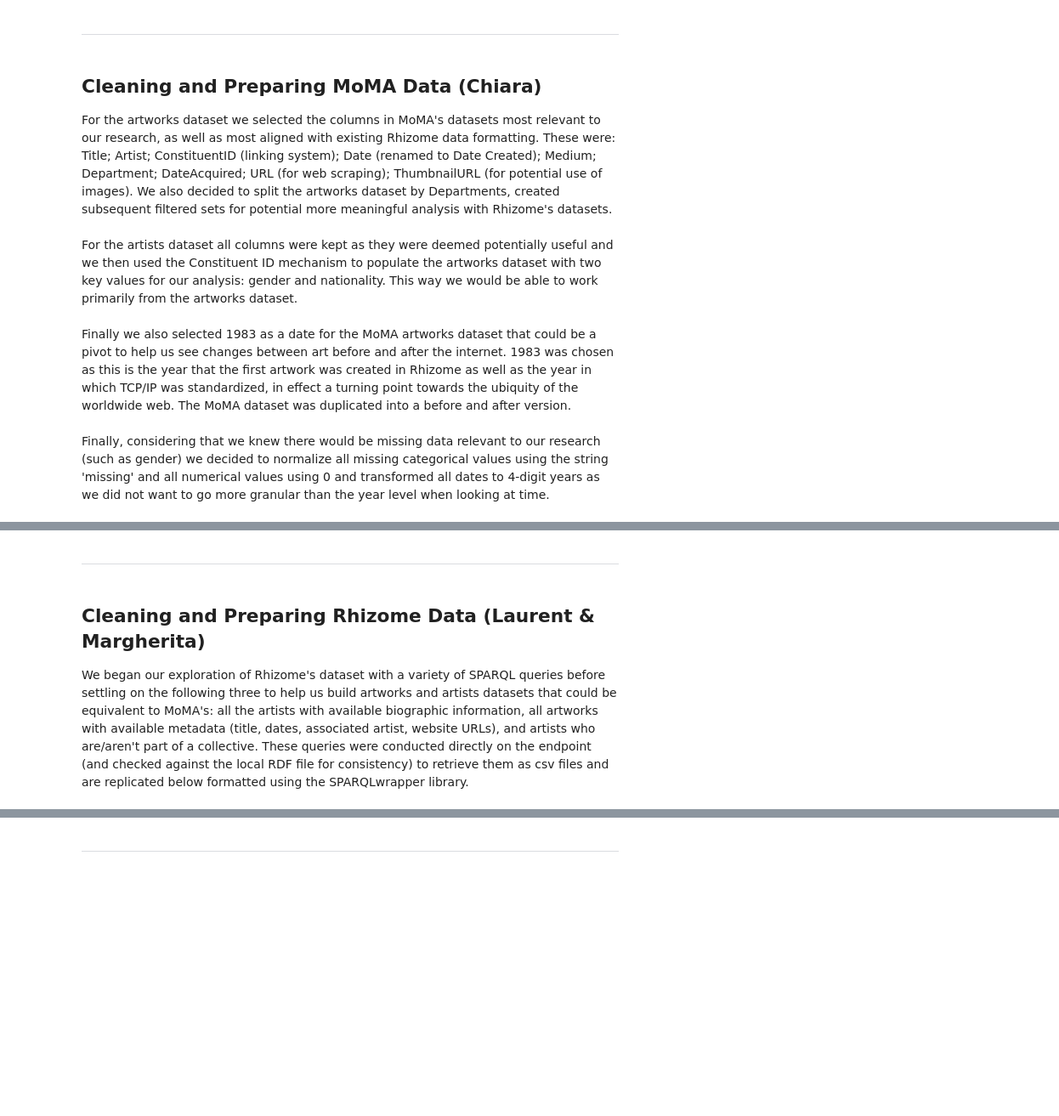
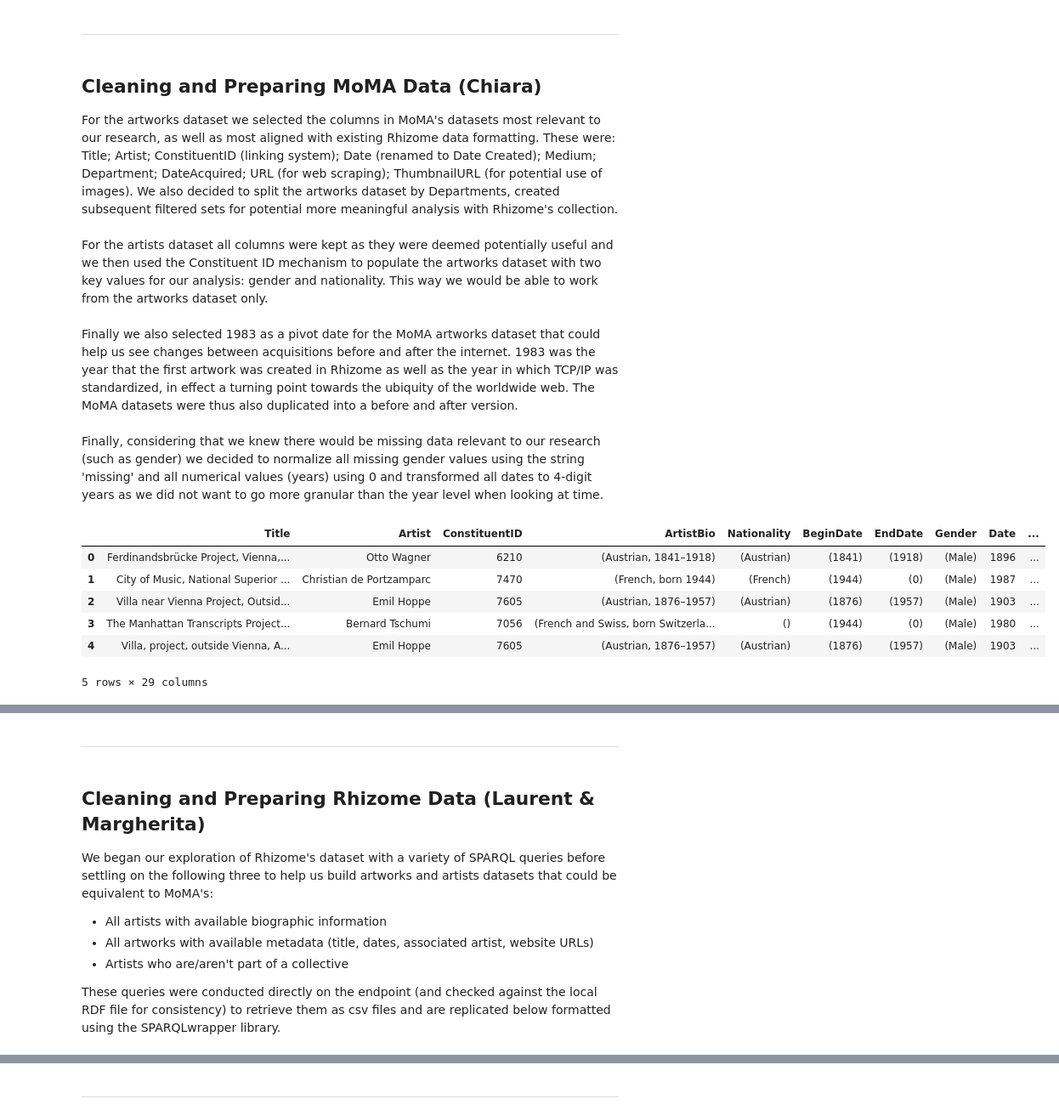
Before and after one commit to laurentfintoni/Net-Art-Rev, a Jupyter notebook: net_art_revolution.ipynb, the cells around one changed output, grey strips where cells are left out. Shown at 85% size. Cells and saved outputs as stored; diff of their text form; code cells hidden in the pictures; blank space fills up the shorter version.

```diff
--- a/net_art_revolution.ipynb
+++ b/net_art_revolution.ipynb
@@ -253,8 +253,8 @@ We contacted Rhizome with some questions about how their data was formatted and
 # %% [markdown]
 ## Cleaning and Preparing MoMA Data (Chiara)
 
-For the artworks dataset we selected the columns in MoMA's datasets most relevant to our research, as well as most aligned with existing Rhizome data formatting. These were: Title; Artist; ConstituentID (linking system); Date (renamed to Date Created); Medium; Department; DateAcquired; URL (for web scraping); ThumbnailURL (for potential use of images). We also decided to split the artworks dataset by Departments, created subsequent filtered sets for potential more meaningful analysis with Rhizome's datasets.<br><br>
-For the artists dataset all columns were kept as they were deemed potentially useful and we then used the Constituent ID mechanism to populate the artworks dataset with two key values for our analysis: gender and nationality. This way we would be able to work primarily from the artworks dataset. <br><br>
-Finally we also selected 1983 as a date for the MoMA artworks dataset that could be a pivot to help us see changes between art before and after the internet. 1983 was chosen as this is the year that the first artwork was created in Rhizome as well as the year in which TCP/IP was standardized, in effect a turning point towards the ubiquity of the worldwide web. The MoMA dataset was duplicated into a before and after version.<br><br>
-Finally, considering that we knew there would be missing data relevant to our research (such as gender) we decided to normalize all missing categorical values using the string 'missing' and all numerical values using 0 and transformed all dates to 4-digit years as we did not want to go more granular than the year level when looking at time.
+For the artworks dataset we selected the columns in MoMA's datasets most relevant to our research, as well as most aligned with existing Rhizome data formatting. These were: Title; Artist; ConstituentID (linking system); Date (renamed to Date Created); Medium; Department; DateAcquired; URL (for web scraping); ThumbnailURL (for potential use of images). We also decided to split the artworks dataset by Departments, created subsequent filtered sets for potential more meaningful analysis with Rhizome's collection.<br><br>
+For the artists dataset all columns were kept as they were deemed potentially useful and we then used the Constituent ID mechanism to populate the artworks dataset with two key values for our analysis: gender and nationality. This way we would be able to work from the artworks dataset only. <br><br>
+Finally we also selected 1983 as a pivot date for the MoMA artworks dataset that could help us see changes between acquisitions before and after the internet. 1983 was the year that the first artwork was created in Rhizome as well as the year in which TCP/IP was standardized, in effect a turning point towards the ubiquity of the worldwide web. The MoMA datasets were thus also duplicated into a before and after version.<br><br>
+Finally, considering that we knew there would be missing data relevant to our research (such as gender) we decided to normalize all missing gender values using the string 'missing' and all numerical values (years) using 0 and transformed all dates to 4-digit years as we did not want to go more granular than the year level when looking at time.
 # %%
@@ -341,4 +341,16 @@ painting_sculp= after83[after83['Department'] == "Painting & Sculpture"]
 painting_sculp.to_pickle(path+'MoMA_data/pickle/departments/paint_sculp_cont.pkl')
 photo= after83[after83['Department'] == "Photography"]
 photo.to_pickle(path+'MoMA_data/pickle/departments/photo_cont.pkl') """
+# %%
+#raw data
+moma_raw = pd.read_csv(path+'MOMA_data/csv/Artworks.csv')
+moma_raw.head()
+# %% [output]
+|  | Title | Artist | ConstituentID | ArtistBio | Nationality | BeginDate | EndDate | Gender | Date | ... |
+| 0 | Ferdinandsbrücke Project, Vienna,... | Otto Wagner | 6210 | (Austrian, 1841–1918) | (Austrian) | (1841) | (1918) | (Male) | 1896 | ... |
+| 1 | City of Music, National Superior ... | Christian de Portzamparc | 7470 | (French, born 1944) | (French) | (1944) | (0) | (Male) | 1987 | ... |
+| 2 | Villa near Vienna Project, Outsid... | Emil Hoppe | 7605 | (Austrian, 1876–1957) | (Austrian) | (1876) | (1957) | (Male) | 1903 | ... |
+| 3 | The Manhattan Transcripts Project... | Bernard Tschumi | 7056 | (French and Swiss, born Switzerla... | () | (1944) | (0) | (Male) | 1980 | ... |
+| 4 | Villa, project, outside Vienna, A... | Emil Hoppe | 7605 | (Austrian, 1876–1957) | (Austrian) | (1876) | (1957) | (Male) | 1903 | ... |
+5 rows × 29 columns
 # %%
@@ -357,7 +369,12 @@ original_artworks.head()
 # %% [markdown]
 ## Cleaning and Preparing Rhizome Data (Laurent & Margherita)
 
-We began our exploration of Rhizome's dataset with a variety of SPARQL queries before settling on the following three to help us build artworks and artists datasets that could be equivalent to MoMA's: all the artists with available biographic information, all artworks with available metadata (title, dates, associated artist, website URLs), and artists who are/aren't part of a collective. These queries were conducted directly on the endpoint (and checked against the local RDF file for consistency) to retrieve them as csv files and are replicated below formatted using the SPARQLwrapper library.
+We began our exploration of Rhizome's dataset with a variety of SPARQL queries before settling on the following three to help us build artworks and artists datasets that could be equivalent to MoMA's:
+- All artists with available biographic information
+- All artworks with available metadata (title, dates, associated artist, website URLs)
+- Artists who are/aren't part of a collective
+
+These queries were conducted directly on the endpoint (and checked against the local RDF file for consistency) to retrieve them as csv files and are replicated below formatted using the SPARQLwrapper library.
 # %%
 #set endpoint
 
```
Also changed, not shown: parts of 36 cells of this notebook, 3 other files.
